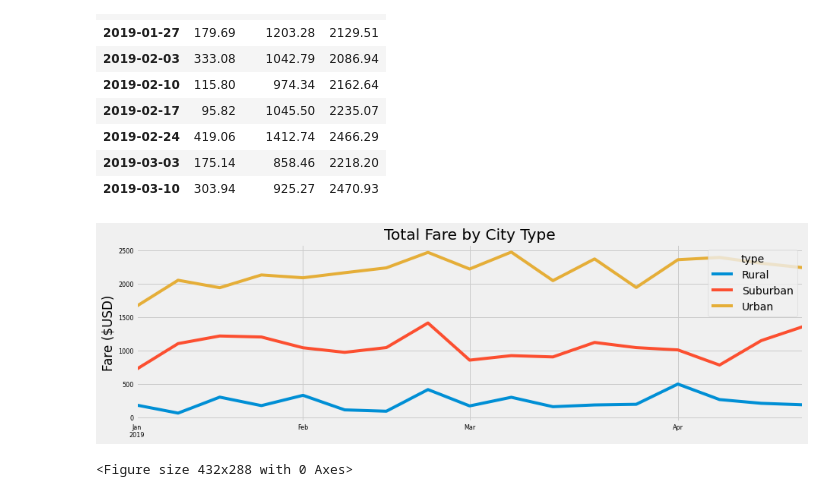
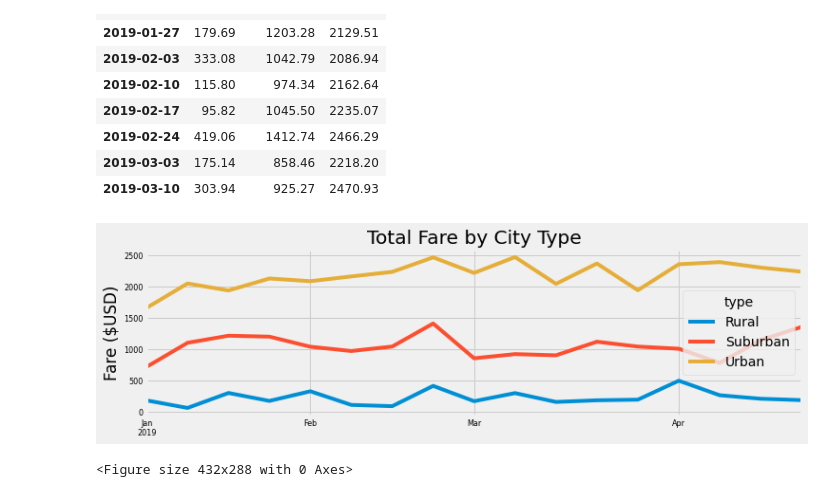
Before and after one commit to tpankratz1/PyBer_Analysis, a Jupyter notebook: PyBer_Challenge.ipynb, the cells around one changed output. Drawn from its saved outputs; the diff is of its cells as text; code cells hidden in the pictures.

```diff
--- a/PyBer_Challenge.ipynb
+++ b/PyBer_Challenge.ipynb
@@ -223,19 +223,19 @@ total_fare_by_week_df.head(10)
 # %%
 # 8. Using the object-oriented interface method, plot the resample DataFrame using the df.plot() function.
 
 # Import the style from Matplotlib.
 from matplotlib import style
 
 # Use the graph style fivethirtyeight.
 style.use('fivethirtyeight')
 
-total_fare_by_week_df.plot(title = "Total Fare by City Type", xlabel = "", ylabel = "Fare ($USD)", figsize = (14,4), fontsize = 8, legend = {'reverse'}, )
+total_fare_by_week_df.plot(title = "Total Fare by City Type", xlabel = "", ylabel = "Fare ($USD)", figsize = (11,3), fontsize = 8, legend = {'reverse'}, )
 
 # plt.savefig("analysis/Fig1.png")
 fig1 = plt.gcf()
 plt.show()
 plt.draw()
 fig1.savefig('analysis/PyBer_fare_summary.png', dpi=200)
 # %% [output]
-[figure, old version]
+[figure, new version]
 <Figure size 432x288 with 0 Axes>
```
Also changed, not shown: 1 other file.
